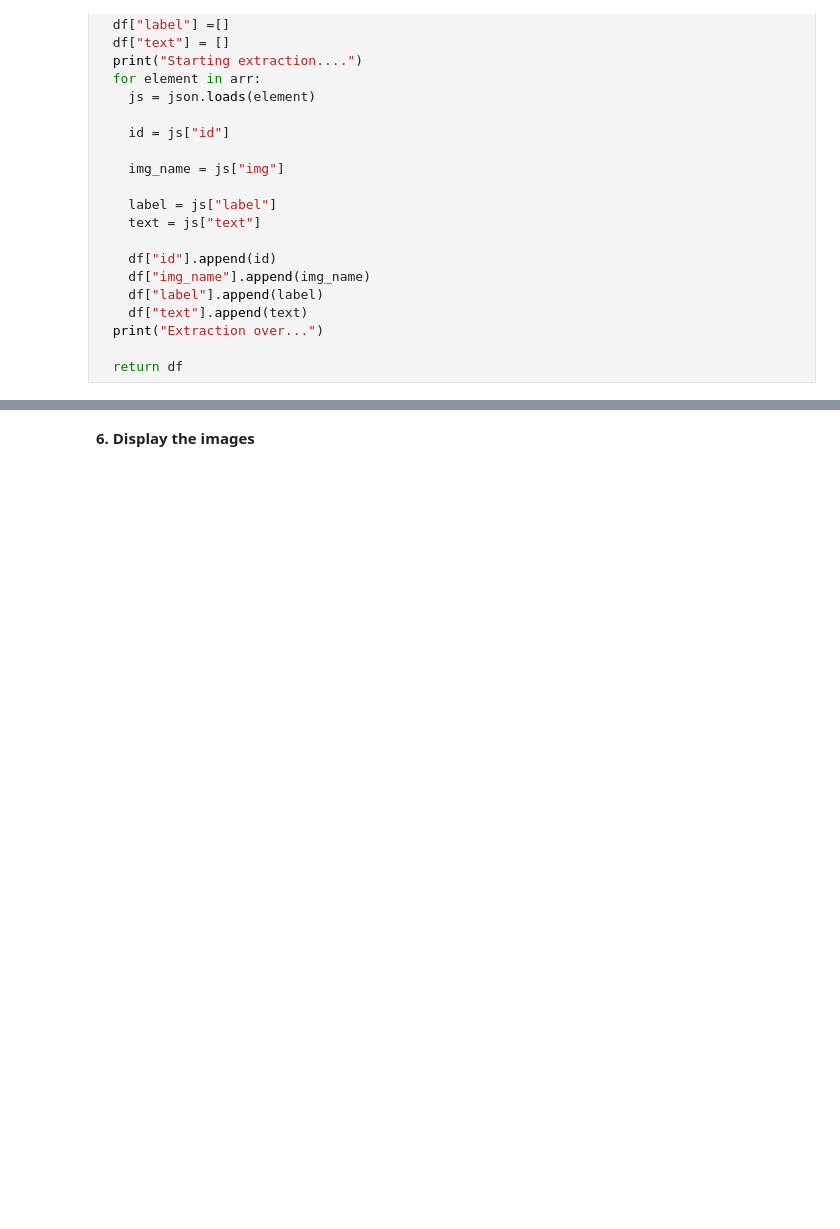
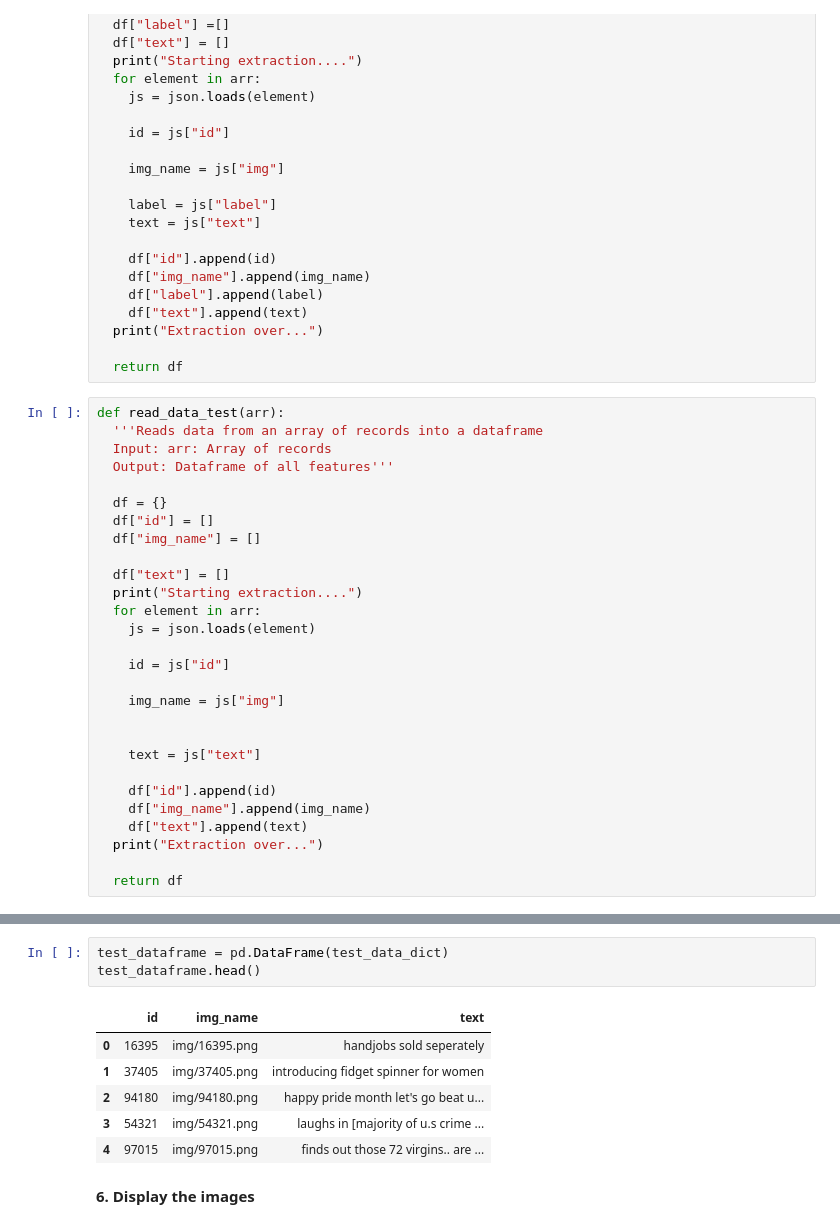
Before and after one commit to aryamansriram/Hateful_Memes, a Jupyter notebook: Hateful_Memes.ipynb, the cells around one changed output, grey strips where cells are left out. Cells and saved outputs as stored; diff of their text form; blank space fills up the shorter version.

```diff
--- a/Hateful_Memes.ipynb
+++ b/Hateful_Memes.ipynb
@@ -92,5 +100,33 @@ def read_data(arr):
   print("Extraction over...")
 
   return df
+# %%
+def read_data_test(arr):
+  '''Reads data from an array of records into a dataframe
+  Input: arr: Array of records
+  Output: Dataframe of all features'''
+
+  df = {}
+  df["id"] = []
+  df["img_name"] = []
+
+  df["text"] = []
+  print("Starting extraction....")
+  for element in arr:
+    js = json.loads(element)
+
+    id = js["id"]
+
+    img_name = js["img"]
+
+
+    text = js["text"]
+
+    df["id"].append(id)
+    df["img_name"].append(img_name)
+    df["text"].append(text)
+  print("Extraction over...")
+
+  return df
 # %%
 import pandas as pd
@@ -109,3 +162,13 @@ Extraction over...
+# %%
+test_dataframe = pd.DataFrame(test_data_dict)
+test_dataframe.head()
+# %% [output]
+|  | id | img_name | text |
+| 0 | 16395 | img/16395.png | handjobs sold seperately |
+| 1 | 37405 | img/37405.png | introducing fidget spinner for women |
+| 2 | 94180 | img/94180.png | happy pride month let's go beat u... |
+| 3 | 54321 | img/54321.png | laughs in [majority of u.s crime ... |
+| 4 | 97015 | img/97015.png | finds out those 72 virgins.. are ... |
 # %% [markdown]
 **6. Display the images**
 # %%
```
Also changed, not shown: parts of 18 cells of this notebook.
